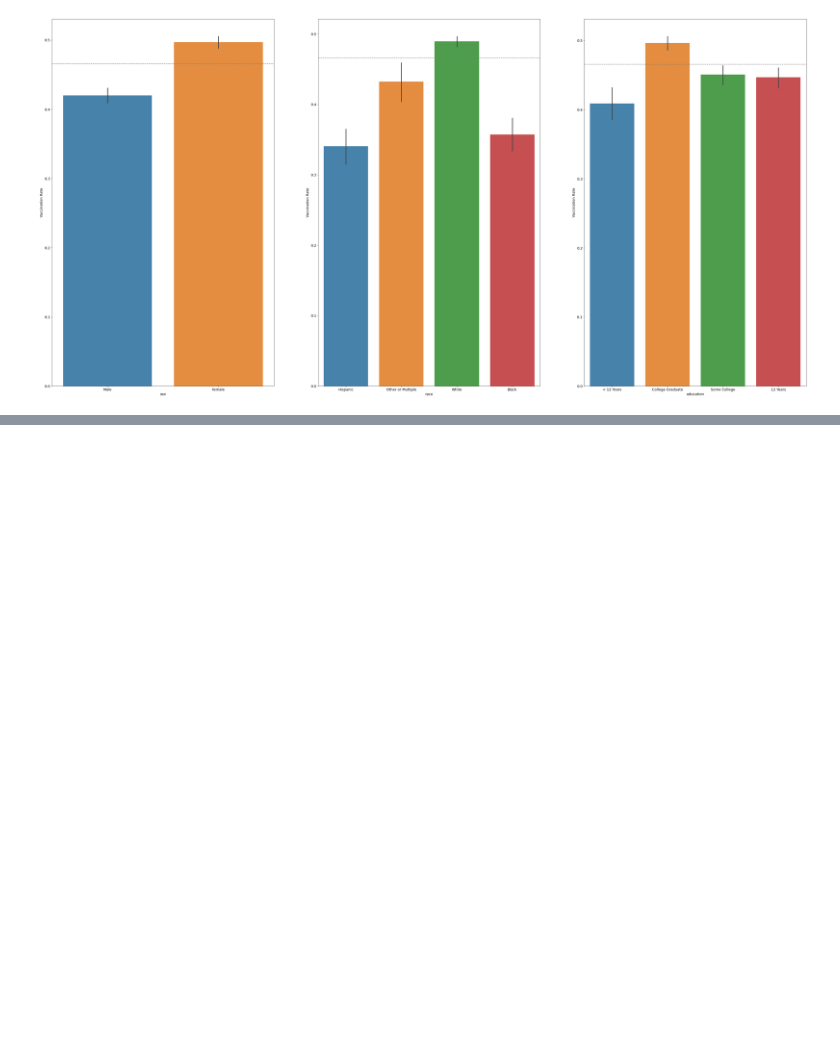
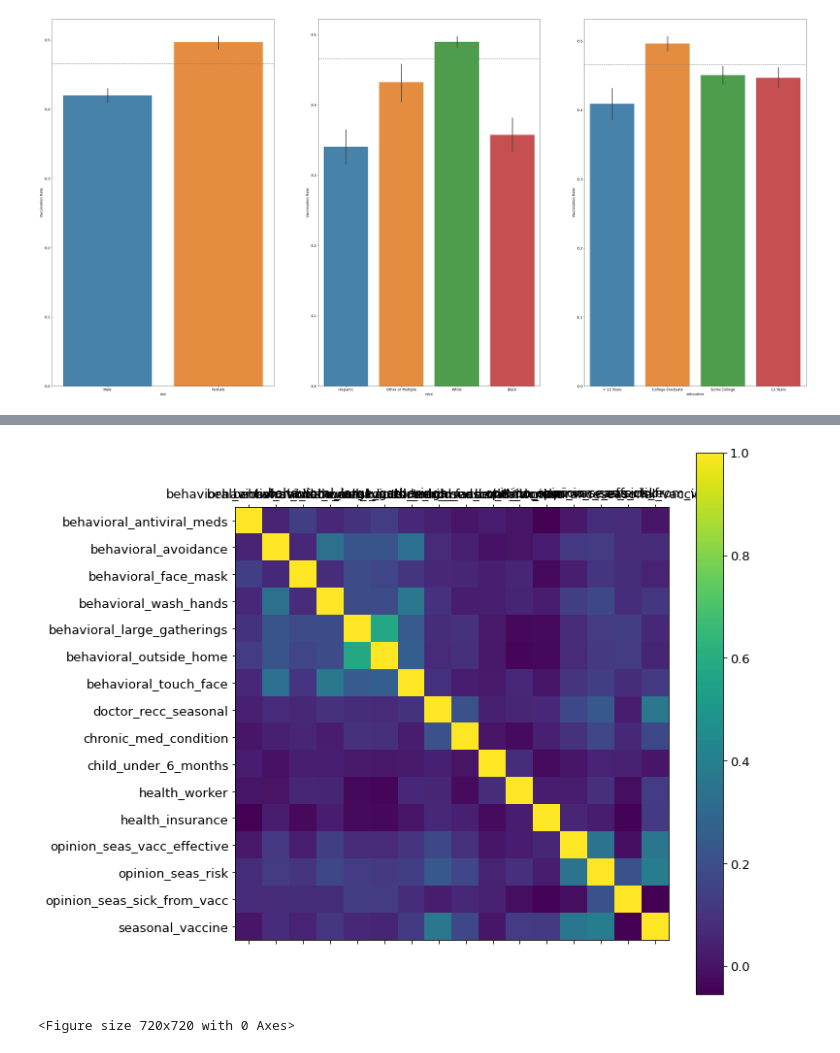
Before and after one commit to JadaShipp/predicting_flu, a Jupyter notebook: explore.ipynb, the cells around one changed output, grey strips where cells are left out. Cells and saved outputs as stored; diff of their text form; code cells hidden in the pictures; blank space fills up the shorter version.

```diff
--- a/explore.ipynb
+++ b/explore.ipynb
@@ -374,0 +403,29 @@ for i, feature in enumerate(features):
+# %%
+# Subset data to only have opinion
+continuous_seasonal = seasonal_train[[
+                             'behavioral_antiviral_meds',
+                             'behavioral_avoidance',
+                             'behavioral_face_mask',
+                             'behavioral_wash_hands',
+                             'behavioral_large_gatherings',
+                             'behavioral_outside_home',
+                             'behavioral_touch_face',
+                             'doctor_recc_seasonal',
+                             'chronic_med_condition',
+                             'child_under_6_months',
+                             'health_worker',
+                             'health_insurance',
+                             'opinion_seas_vacc_effective',
+                             'opinion_seas_risk',
+                             'opinion_seas_sick_from_vacc',
+                             'seasonal_vaccine']]
+# %%
+plt.matshow(continuous_seasonal.corr())
+plt.xticks(range(len(continuous_seasonal.columns)), continuous_seasonal.columns)
+plt.yticks(range(len(continuous_seasonal.columns)), continuous_seasonal.columns)
+plt.colorbar()
+plt.figure(figsize = (10.0, 10.0))
+plt.show()
+# %% [output]
+[figure, added]
+<Figure size 720x720 with 0 Axes>
```
Also changed, not shown: parts of 6 cells of this notebook.
